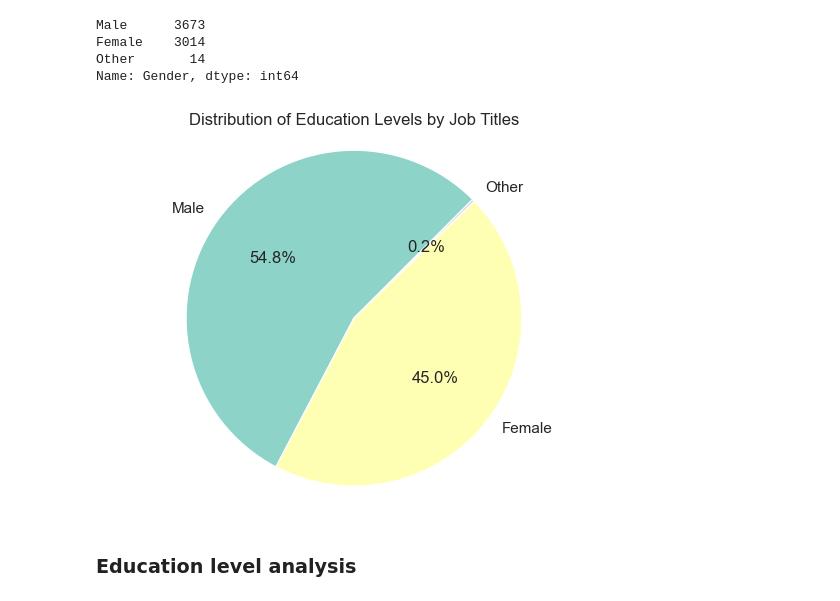
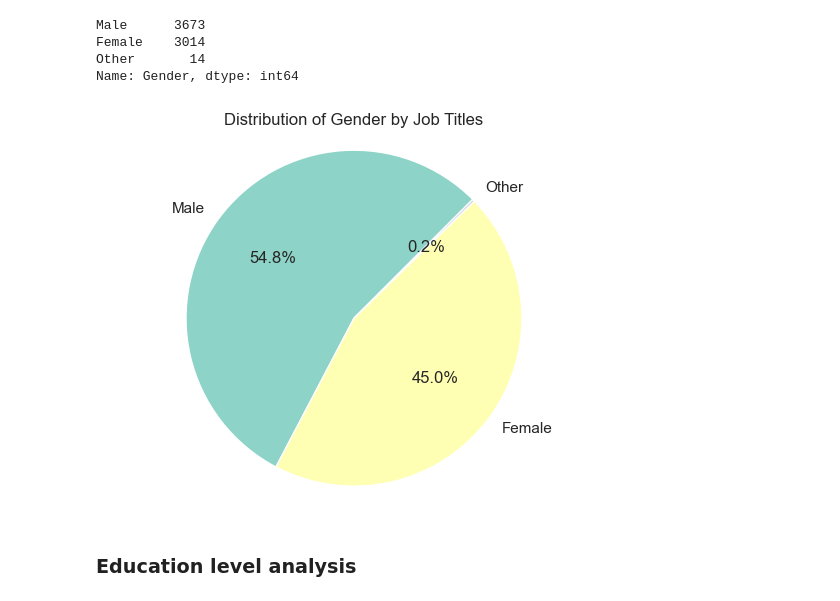
Before and after one commit to Jose5110/Data_Analysis, a Jupyter notebook: salary_data/salary_data_analysis.ipynb, the cells around one changed output. Saved outputs shown, nothing was run; the diff lists cells and outputs as text; code cells hidden in the pictures.

```diff
--- a/salary_data/salary_data_analysis.ipynb
+++ b/salary_data/salary_data_analysis.ipynb
@@ -224,20 +224,20 @@ Name: Gender, dtype: int64
 # %%
 # Dataset gender percentage distribution
 
 gender_distribution = (df['Gender'].value_counts(normalize=True) * 100).round(2)
 sns.set_palette("Set3")
 
 labels = gender_distribution.index
 sizes = gender_distribution.values
 
 plt.pie(sizes, labels=labels, autopct='%1.1f%%', startangle=45)
 
 plt.axis('equal')
-plt.title('Distribution of Education Levels by Job Titles')
+plt.title('Distribution of Gender by Job Titles')
 
 plt.show()
 # %% [output]
-[figure, old version]
+[figure, new version]
 # %% [markdown]
 ### Education level analysis
 # %%
```
